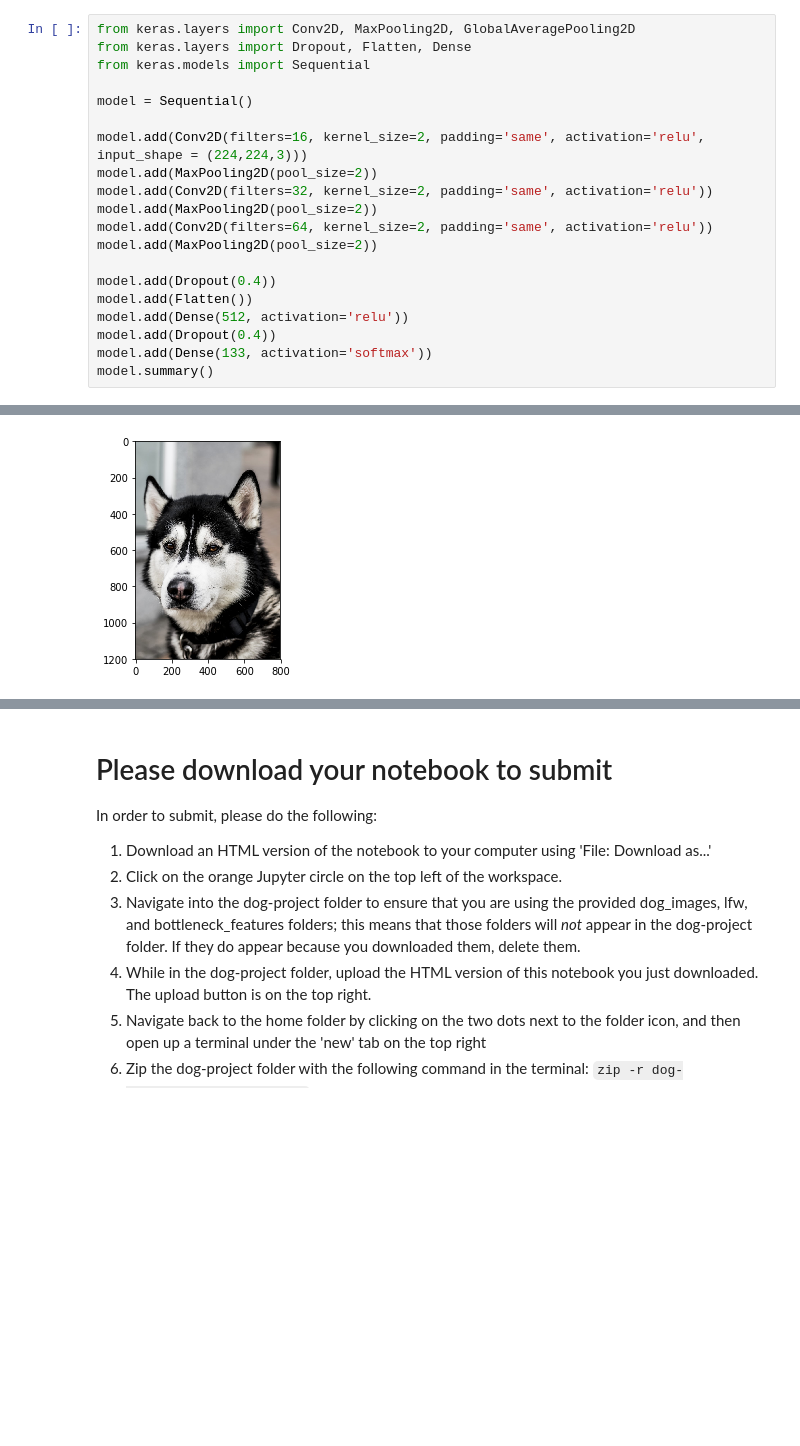
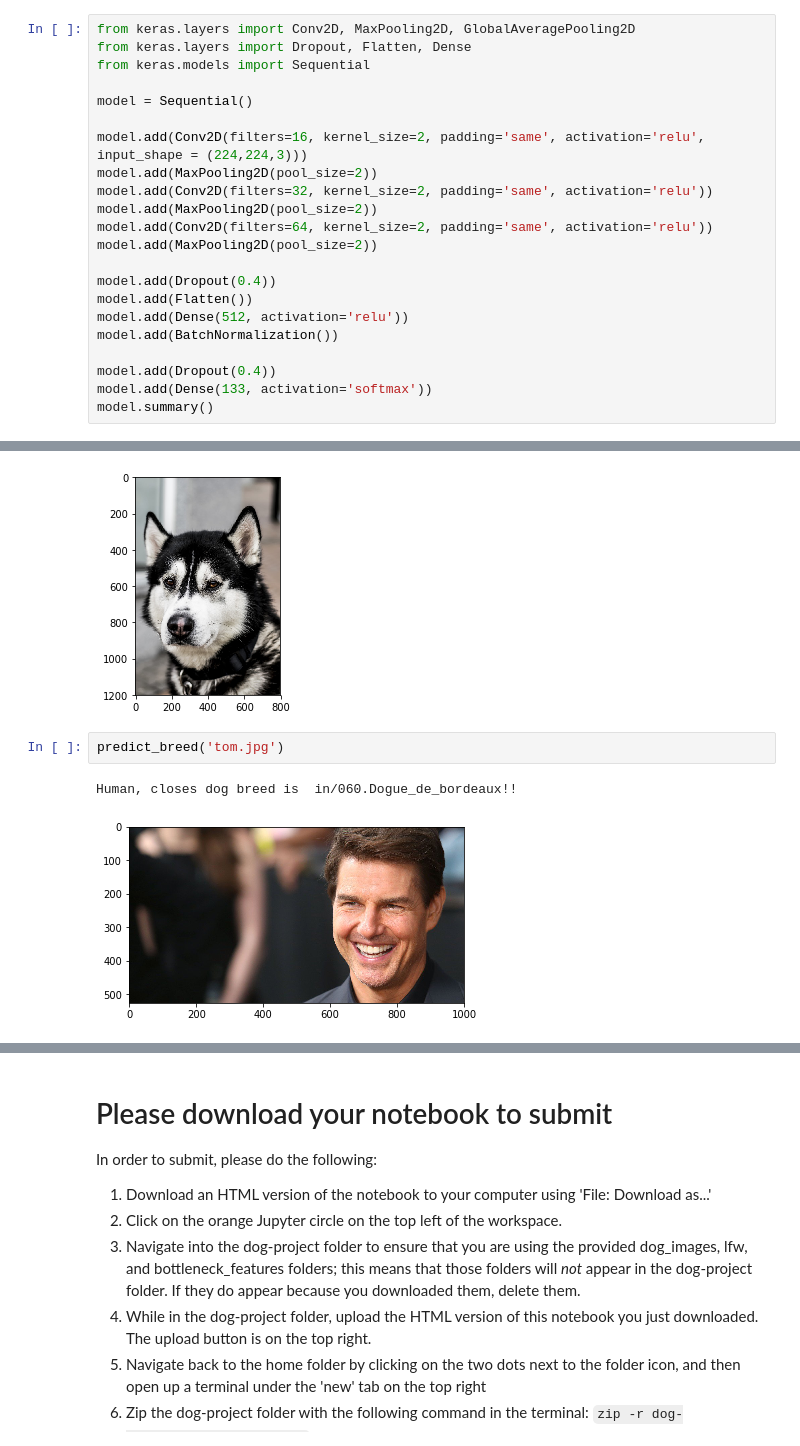
Before and after one commit to atiqsayyed/dog-breed-classifier, a Jupyter notebook: dog_app.ipynb, the cells around one changed output, grey strips where cells are left out. Saved outputs shown, nothing was run; the diff lists cells and outputs as text; blank space fills up the shorter version.

```diff
--- a/dog_app.ipynb
+++ b/dog_app.ipynb
@@ -378,6 +387,8 @@ model.add(MaxPooling2D(pool_size=2))
 model.add(Dropout(0.4))
 model.add(Flatten())
 model.add(Dense(512, activation='relu'))
+model.add(BatchNormalization())
+
 model.add(Dropout(0.4))
 model.add(Dense(133, activation='softmax'))
 model.summary()
@@ -797,3 +812,8 @@ predict_breed('siberian.jpg')
 # %% [output]
 dog breed is in/005.Alaskan_malamute
 [figure]
+# %%
+predict_breed('tom.jpg')
+# %% [output]
+Human, closes dog breed is  in/060.Dogue_de_bordeaux!!
+[figure, added]
```
Also changed, not shown: parts of 16 cells of this notebook, 5 other files.
